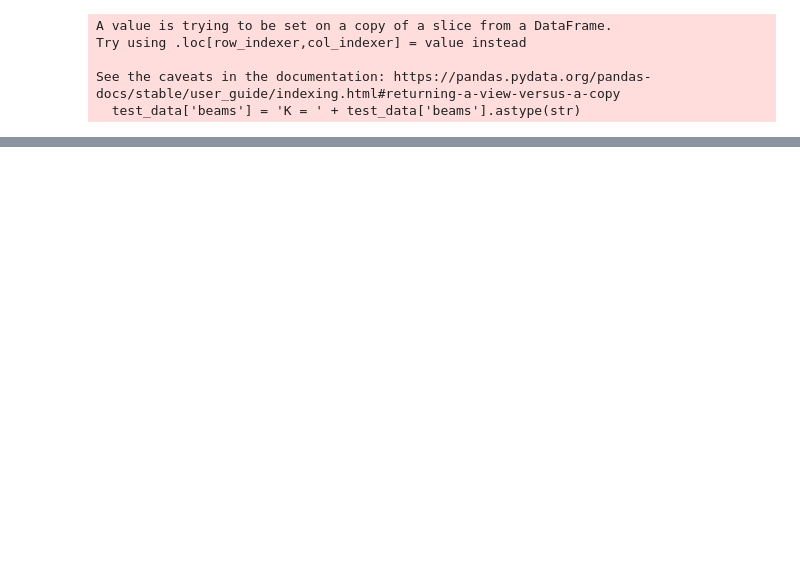
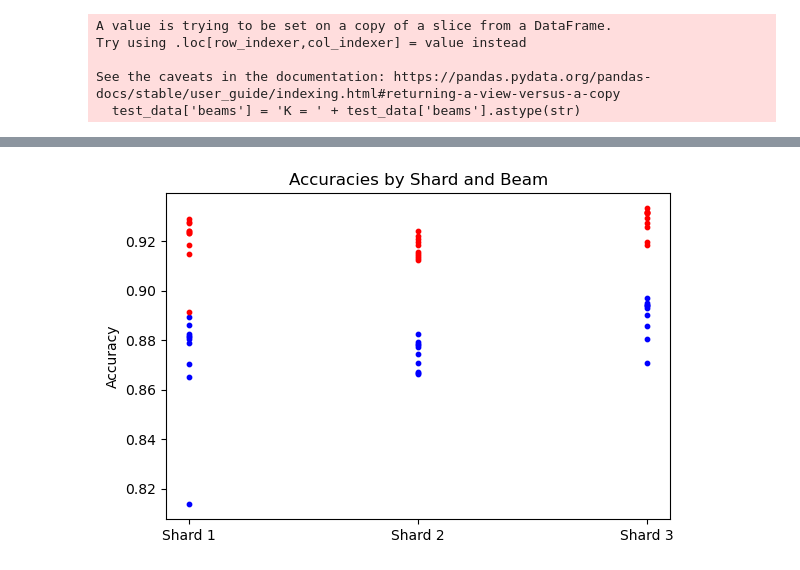
Before and after one commit to pneague/De-DSI, a Jupyter notebook: Data Analysis of Group Performances.ipynb, the cells around one changed output, grey strips where cells are left out. Drawn from its saved outputs; the diff is of its cells as text; code cells hidden in the pictures; blank space fills up the shorter version.

```diff
--- a/Data Analysis of Group Performances.ipynb
+++ b/Data Analysis of Group Performances.ipynb
@@ -722,0 +670,2 @@ plt.show()
+# %%
+test_data = test_data.rename(columns = {' ': 'shard'})
@@ -723,39 +688,39 @@ plt.show()
 # %%
-import matplotlib
-matplotlib.use("pgf")
-matplotlib.rcParams.update({
-    "pgf.texsystem": "pdflatex",
-    'font.family': 'serif',
-    'text.usetex': True,
-    'pgf.rcfonts': False,
-})
-
-
-# Define colors for each group
-group_colors = ['blue', 'green', 'red']  # Colors for groups
-beam_colors = ['blue', 'red']  # Colors for beams 1 and 5
+# Colors for each beam type
+beam_colors = {'K = 1': 'blue', 'K = 5': 'red'}
 
 # Initialize the Matplotlib figure
-plt.figure(figsize=(6,4))
+fig, ax = plt.subplots(figsize=(6, 4))
 
-# Create the Seaborn scatter plot
-sns.scatterplot(data=test_data, x=" ", y="Value", hue="beams", palette=beam_colors)
+# Iterate over the unique shards
+for shard in test_data['shard'].unique():
+    shard_data = test_data[test_data['shard'] == shard]
+    for beam in shard_data['beams'].unique():
+        # Select data for the current beam within the current shard
+        beam_data = shard_data[(shard_data['pers'] == 'global') & (shard_data['beams'] == beam)]
+        # Scatter plot for this subset
+        ax.scatter([shard] * len(beam_data), beam_data['Value'],
+                   s = 10,
+                   color=beam_colors[beam], label=beam if shard == 1 else "")
 
 # Adjust the x-ticks and labels
-plt.xticks([0, 1, 2], ['Shard 1', 'Shard 2', 'Shard 3'])
-
-# Function to draw text labels that simulate braces
-# def draw_brace_label(ax, x, y, text):
-#     ax.text(x, y, text, ha='center', va='bottom', fontsize=12)
-
-# Draw brace-like labels for each group
-# brace_y_position = test_data['Value'].max() + 0.05
-# for group in [1, 2, 3]:
-#     draw_brace_label(plt.gca(), group, brace_y_position, f'Group {group}')
+ax.set_xticks([1, 2, 3])
+ax.set_xticklabels(['Shard 1', 'Shard 2', 'Shard 3'])
 
 plt.title('Accuracies by Shard and Beam')
 plt.ylabel('Accuracy')
-plt.legend(title='TopK Accuracy')
+# Ensure legend handles are unique
+handles, labels = plt.gca().get_legend_handles_labels()
+by_label = dict(zip(labels, handles))
+# Manually adding legend based on tracked labels
+legend_elements = [plt.Line2D([0], [0], marker='o', color='w', label=beam,
+                              markerfacecolor=color, markersize=10) for beam, color in beam_colors.items()]
+# ax.legend(handles=legend_elements, title='TopK Accuracy')
 
 plt.tight_layout()
-plt.savefig('accuracy_plot_for_shards_and_beams.pgf')
+
+
+tikzplotlib.save("Accs per shard - exp3.tex")
+plt.show()
+# %% [output]
+[figure, added]
```
Also changed, not shown: parts of 30 cells of this notebook, 3 other files.
